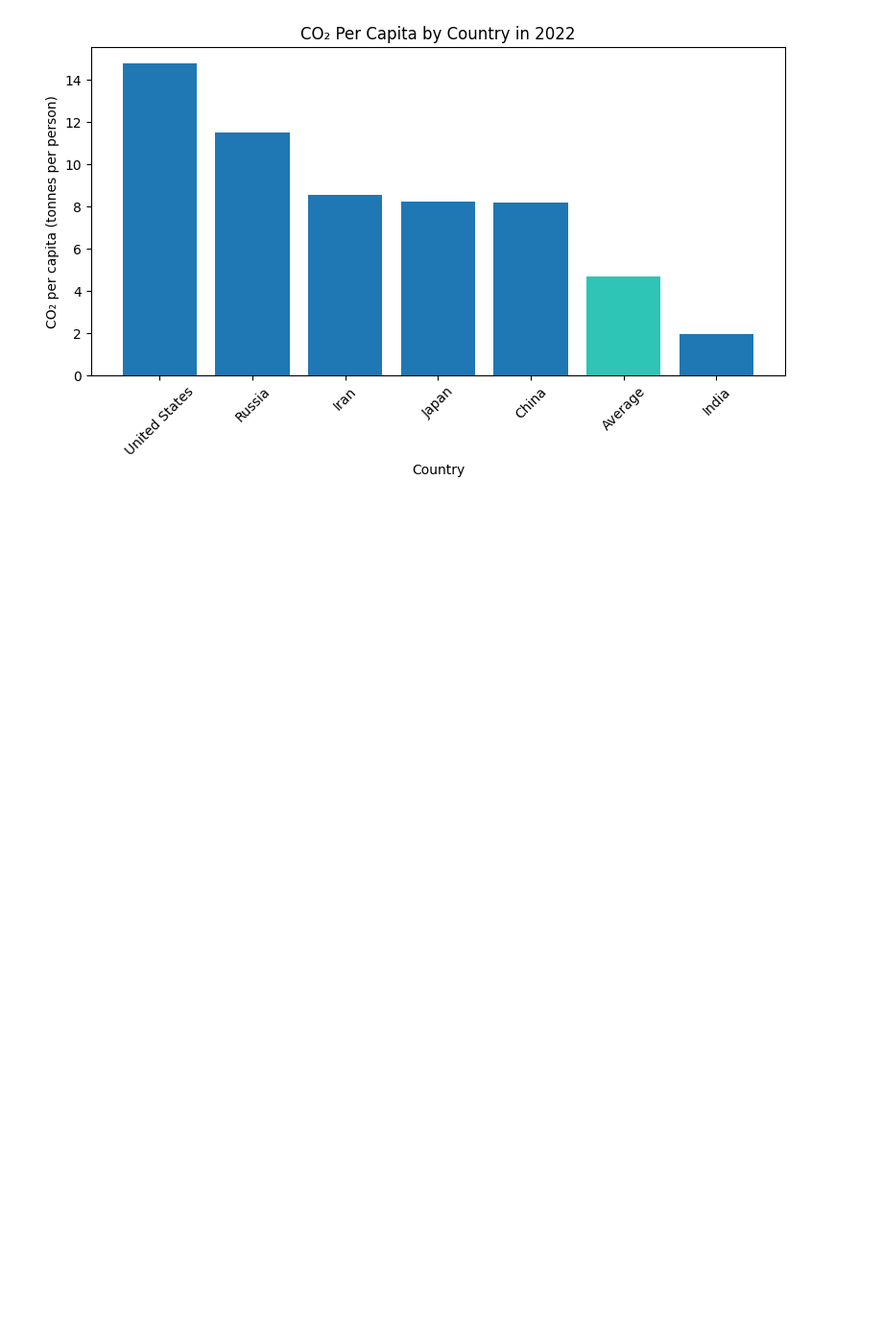
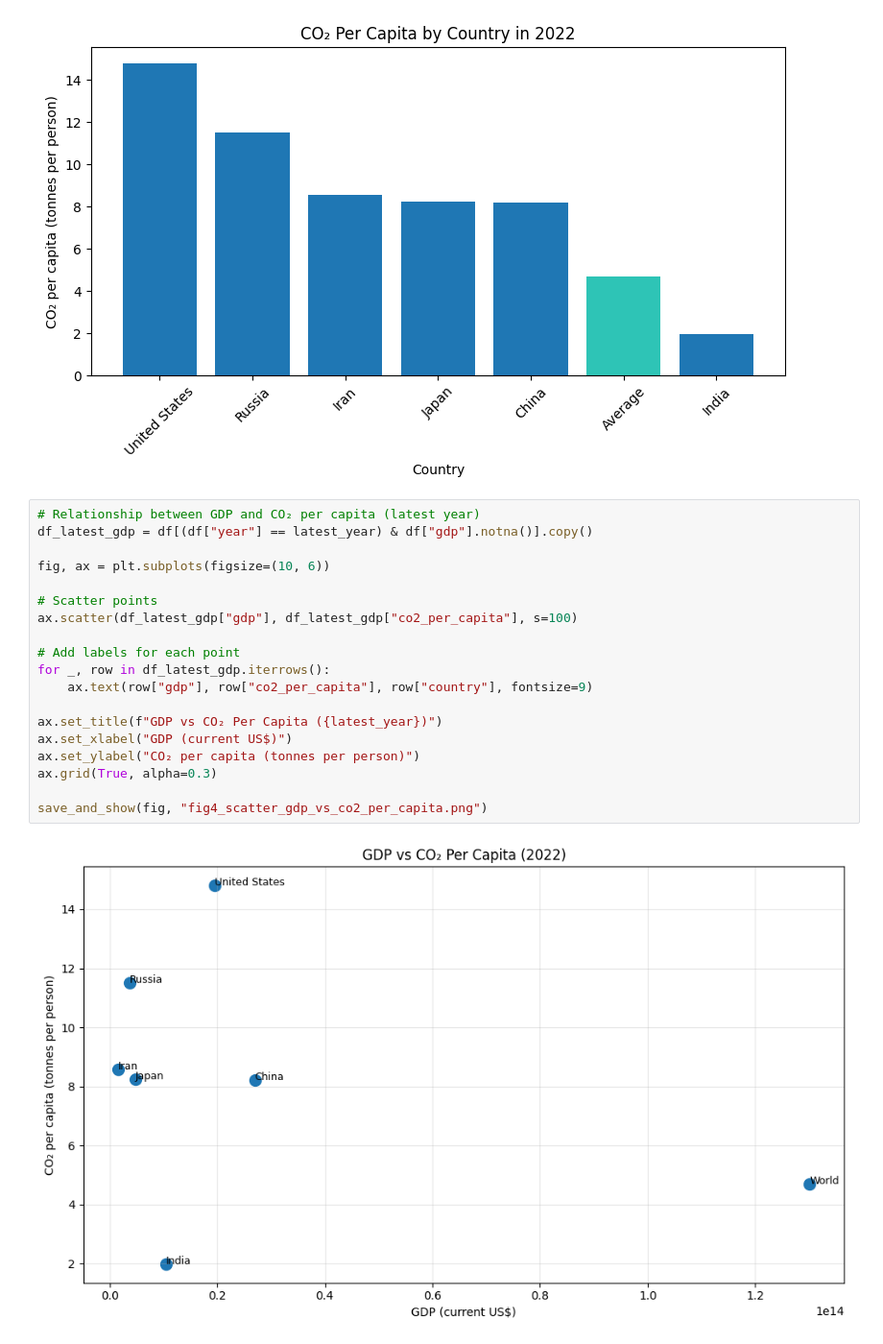
Before and after one commit to aminsaberi52/global-co2-emissions-analysis, a Jupyter notebook: co2_emissions_analysis_1960_2022.ipynb, the cells around one changed output. Shown at 96% size. Cells and saved outputs as stored; diff of their text form; blank space fills up the shorter version.

Commit message:
Plotted GDP–CO₂ per capita relationship for the latest year

```diff
--- a/co2_emissions_analysis_1960_2022.ipynb
+++ b/co2_emissions_analysis_1960_2022.ipynb
@@ -182,3 +182,24 @@ ax.set_ylabel("CO₂ per capita (tonnes per person)")
 save_and_show(fig, "fig3b_bar_latest_year_per_capita.png")
 # %% [output]
 [figure]
+# %%
+# Relationship between GDP and CO₂ per capita (latest year)
+df_latest_gdp = df[(df["year"] == latest_year) & df["gdp"].notna()].copy()
+
+fig, ax = plt.subplots(figsize=(10, 6))
+
+# Scatter points
+ax.scatter(df_latest_gdp["gdp"], df_latest_gdp["co2_per_capita"], s=100)
+
+# Add labels for each point
+for _, row in df_latest_gdp.iterrows():
+    ax.text(row["gdp"], row["co2_per_capita"], row["country"], fontsize=9)
+
+ax.set_title(f"GDP vs CO₂ Per Capita ({latest_year})")
+ax.set_xlabel("GDP (current US$)")
+ax.set_ylabel("CO₂ per capita (tonnes per person)")
+ax.grid(True, alpha=0.3)
+
+save_and_show(fig, "fig4_scatter_gdp_vs_co2_per_capita.png")
+# %% [output]
+[figure, added]
```
